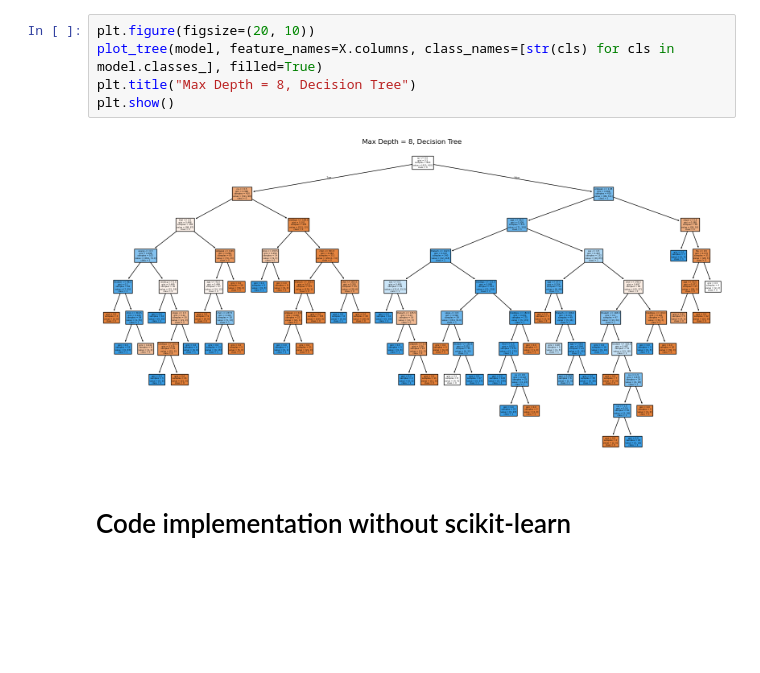
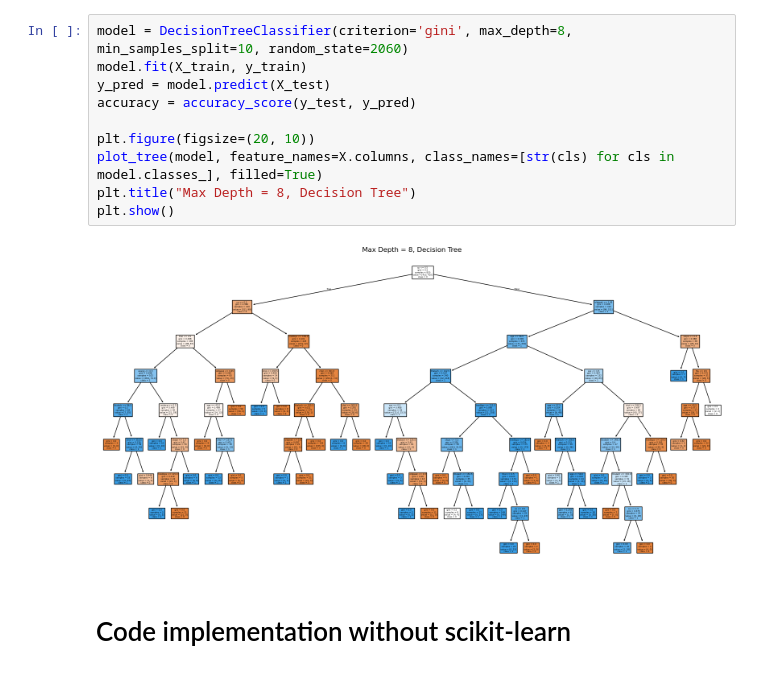
Before and after one commit to ihiroo/DATA2060_Final_Project, a Jupyter notebook: DVD/david.ipynb, the cells around one changed output. Saved outputs shown, nothing was run; the diff lists cells and outputs as text; blank space fills up the shorter version.

Commit message:
reworked tree

```diff
--- a/DVD/david.ipynb
+++ b/DVD/david.ipynb
@@ -41,12 +39,17 @@ Max depth: 12, Accuracy: 0.9414634146341463
 Max depth: 13, Accuracy: 0.9414634146341463
 Max depth: 8, Accuracy: 0.9463414634146341
 # %%
+model = DecisionTreeClassifier(criterion='gini', max_depth=8, min_samples_split=10, random_state=2060)
+model.fit(X_train, y_train)
+y_pred = model.predict(X_test)
+accuracy = accuracy_score(y_test, y_pred)
+
 plt.figure(figsize=(20, 10))
 plot_tree(model, feature_names=X.columns, class_names=[str(cls) for cls in model.classes_], filled=True)
 plt.title("Max Depth = 8, Decision Tree")
 plt.show()
 # %% [output]
-[figure, old version]
+[figure, new version]
 # %% [markdown]
 # Code implementation without scikit-learn
 # %% [markdown]
```
Also changed, not shown: parts of 3 cells of this notebook, 2 other files.
